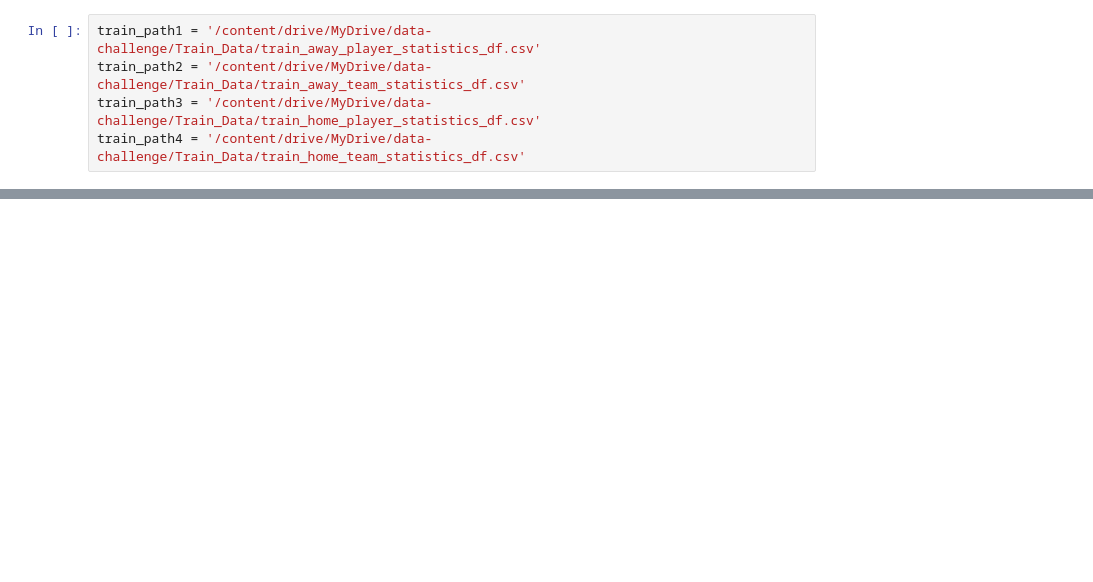
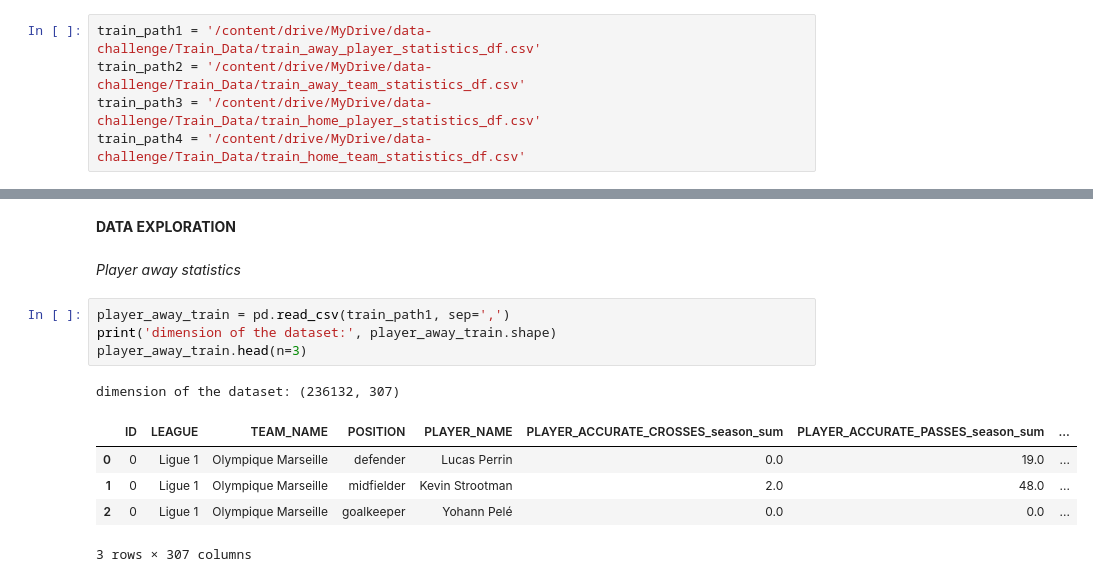
Before and after one commit to lucasn/data-challenge, a Jupyter notebook: data_challenge.ipynb, the cells around one changed output, grey strips where cells are left out. Cells and saved outputs as stored; diff of their text form; blank space fills up the shorter version.

```diff
--- a/data_challenge.ipynb
+++ b/data_challenge.ipynb
@@ -30,0 +21,15 @@ train_data1
+# %% [markdown]
+**DATA EXPLORATION**
+# %% [markdown]
+*Player away statistics*
+# %%
+player_away_train = pd.read_csv(train_path1, sep=',')
+print('dimension of the dataset:', player_away_train.shape)
+player_away_train.head(n=3)
+# %% [output]
+dimension of the dataset: (236132, 307)
+|  | ID | LEAGUE | TEAM_NAME | POSITION | PLAYER_NAME | PLAYER_ACCURATE_CROSSES_season_sum | PLAYER_ACCURATE_PASSES_season_sum | ... |
+| 0 | 0 | Ligue 1 | Olympique Marseille | defender | Lucas Perrin | 0.0 | 19.0 | ... |
+| 1 | 0 | Ligue 1 | Olympique Marseille | midfielder | Kevin Strootman | 2.0 | 48.0 | ... |
+| 2 | 0 | Ligue 1 | Olympique Marseille | goalkeeper | Yohann Pelé | 0.0 | 0.0 | ... |
+3 rows × 307 columns
```
Also changed, not shown: parts of 14 cells of this notebook.
